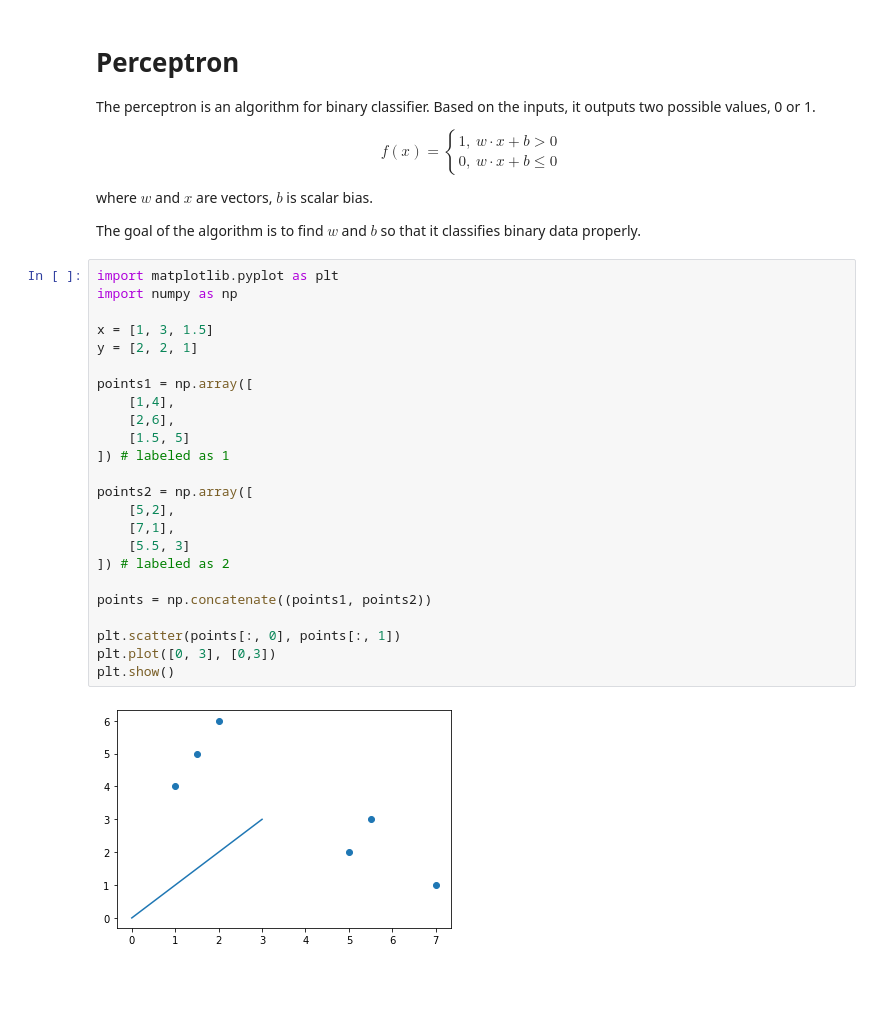
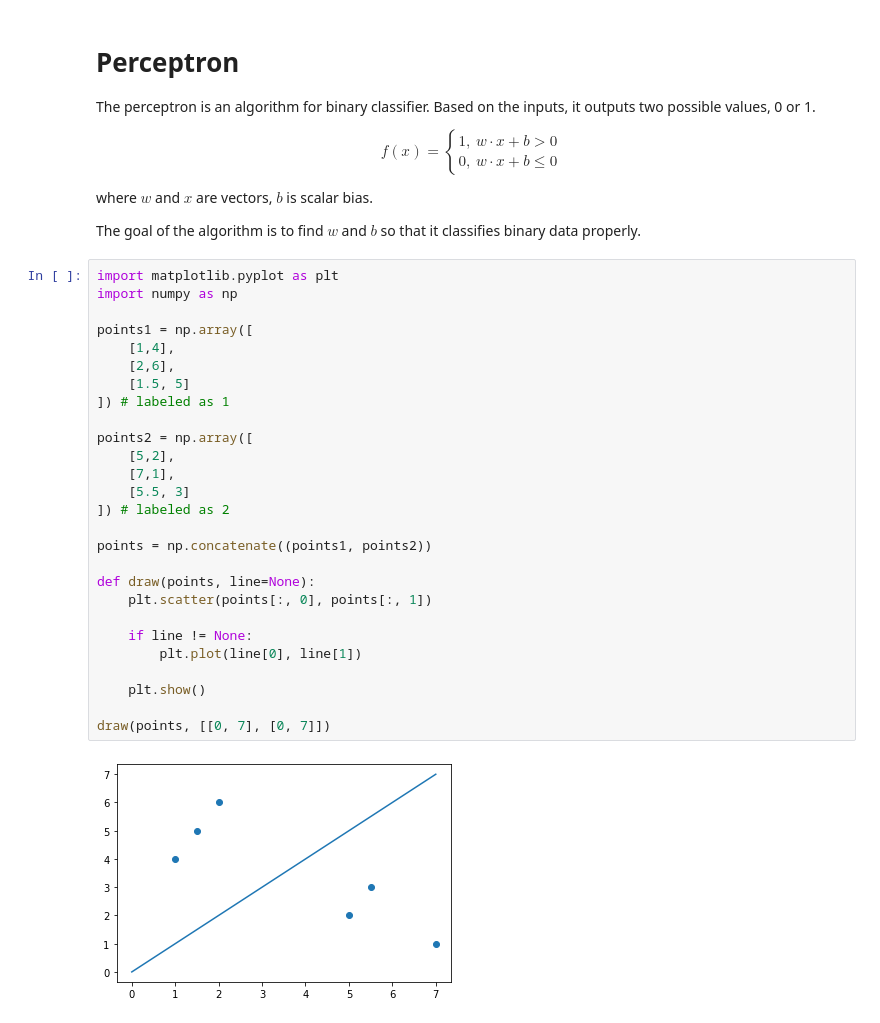
Before and after one commit to munjo5746/nn, a Jupyter notebook: Perceptron.ipynb, the cells around one changed output. Drawn from its saved outputs; the diff is of its cells as text; blank space fills up the shorter version.

```diff
--- a/Perceptron.ipynb
+++ b/Perceptron.ipynb
@@ -16,26 +16,29 @@ The goal of the algorithm is to find $w$ and $b$ so that it classifies binary da
 # %%
 import matplotlib.pyplot as plt
 import numpy as np
-
-x = [1, 3, 1.5]
-y = [2, 2, 1]
 
 points1 = np.array([
     [1,4],
     [2,6],
     [1.5, 5]
 ]) # labeled as 1
 
 points2 = np.array([
     [5,2],
     [7,1],
     [5.5, 3]
 ]) # labeled as 2
 
 points = np.concatenate((points1, points2))
 
-plt.scatter(points[:, 0], points[:, 1])
-plt.plot([0, 3], [0,3])
-plt.show()
+def draw(points, line=None):
+    plt.scatter(points[:, 0], points[:, 1])
+
+    if line != None:
+        plt.plot(line[0], line[1])
+
+    plt.show()
+
+draw(points, [[0, 7], [0, 7]])
 # %% [output]
-[figure, old version]
+[figure, new version]
```
Also changed, not shown: parts of 1 cell of this notebook.
